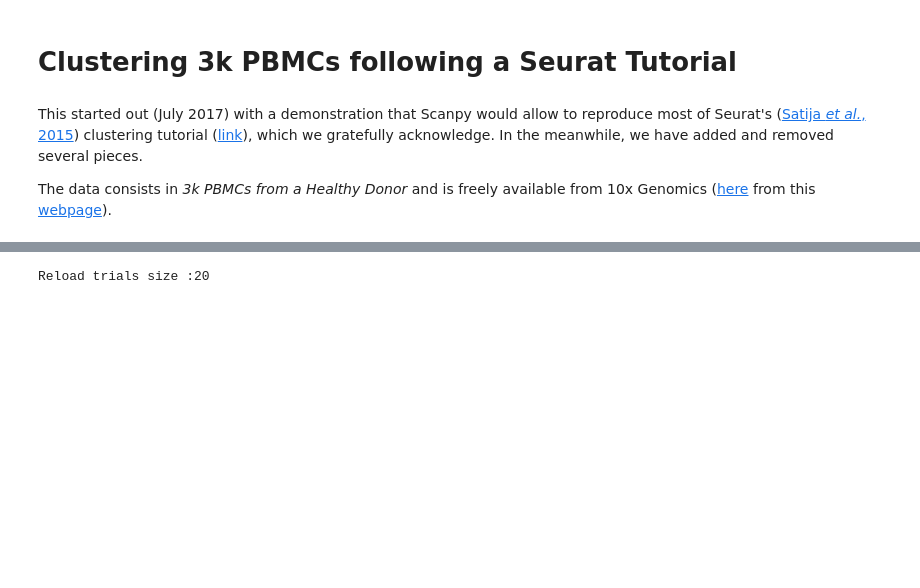
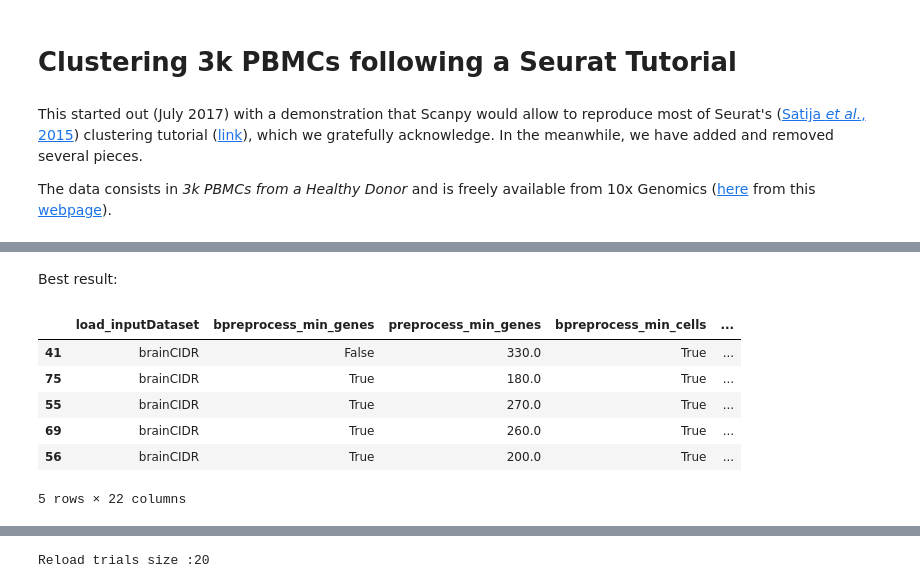
Before and after one commit to ciortanmadalina/single-cell-sota, a Jupyter notebook: seurat/hyperopt-pipeline.ipynb, the cells around one changed output, grey strips where cells are left out. Saved outputs shown, nothing was run; the diff lists cells and outputs as text; code cells hidden in the pictures; blank space fills up the shorter version.

```diff
--- a/seurat/hyperopt-pipeline.ipynb
+++ b/seurat/hyperopt-pipeline.ipynb
@@ -75,0 +341,12 @@ filename = 'deng_trials.pkl'
+# %% [markdown]
+Best result:
+# %%
+df.sort_values(by='result').head()
+# %% [output]
+|  | load_inputDataset | bpreprocess_min_genes | preprocess_min_genes | bpreprocess_min_cells | ... |
+| 41 | brainCIDR | False | 330.0 | True | ... |
+| 75 | brainCIDR | True | 180.0 | True | ... |
+| 55 | brainCIDR | True | 270.0 | True | ... |
+| 69 | brainCIDR | True | 260.0 | True | ... |
+| 56 | brainCIDR | True | 200.0 | True | ... |
+5 rows × 22 columns
```
Also changed, not shown: parts of 31 cells of this notebook, 6 other files.
